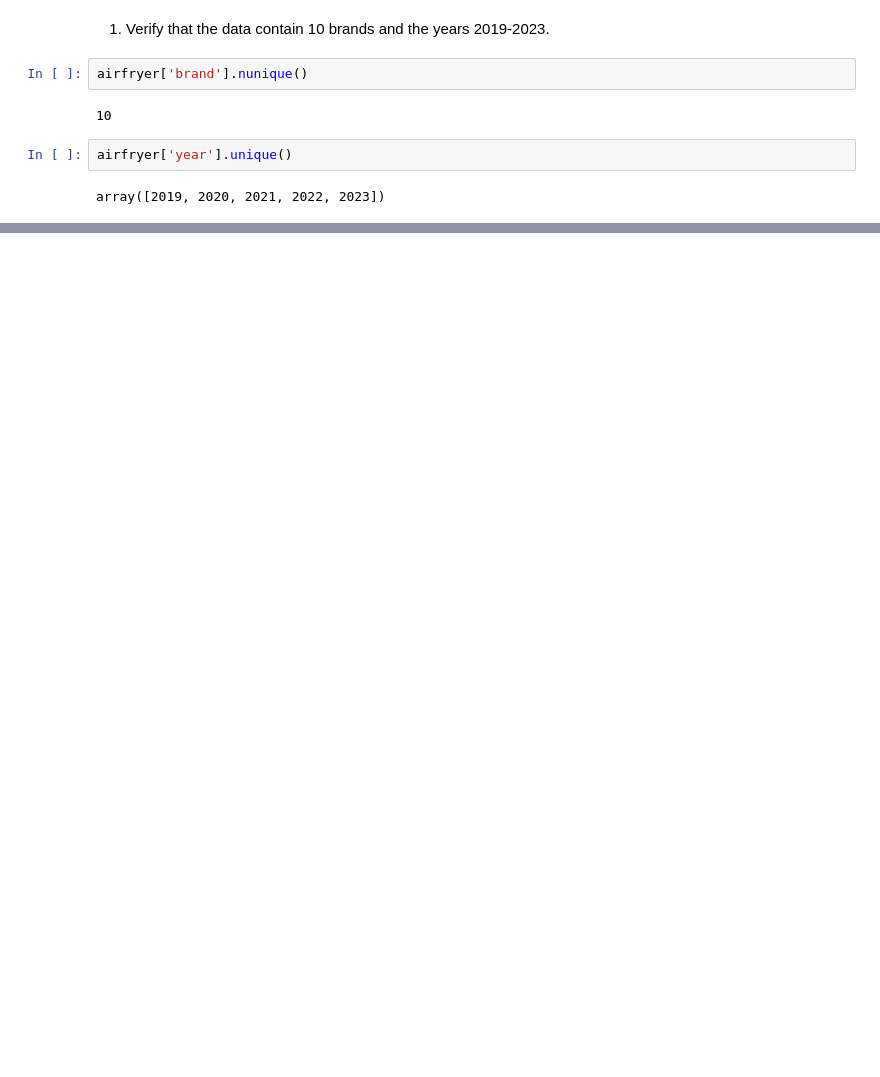
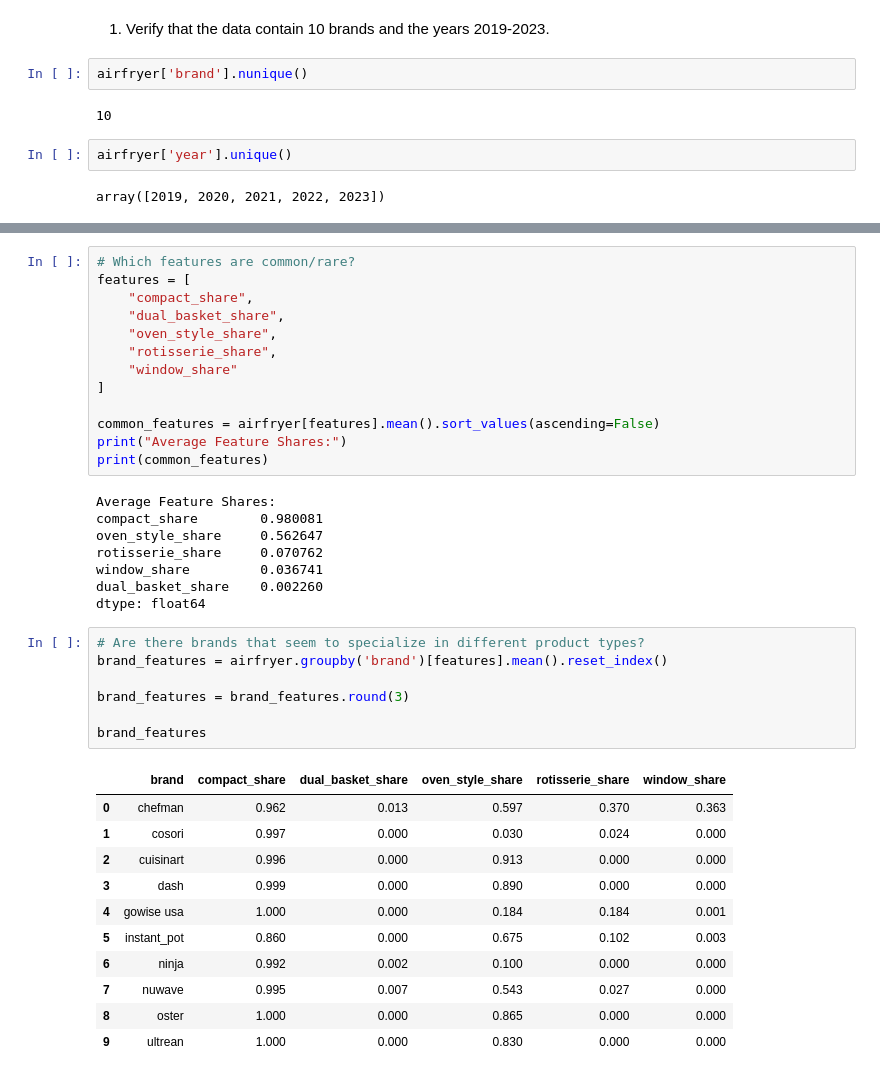
Before and after one commit to nathan4luu/DS-3001-Project-2, a Jupyter notebook: deliverables/data-analyst.ipynb, the cells around one changed output, grey strips where cells are left out. Cells and saved outputs as stored; diff of their text form; blank space fills up the shorter version.

```diff
--- a/deliverables/data-analyst.ipynb
+++ b/deliverables/data-analyst.ipynb
@@ -38,2 +99,42 @@ array([2019, 2020, 2021, 2022, 2023])
+# %%
+# Which features are common/rare?
+features = [
+    "compact_share",
+    "dual_basket_share",
+    "oven_style_share",
+    "rotisserie_share",
+    "window_share"
+]
+
+common_features = airfryer[features].mean().sort_values(ascending=False)
+print("Average Feature Shares:")
+print(common_features)
+# %% [output]
+Average Feature Shares:
+compact_share        0.980081
+oven_style_share     0.562647
+rotisserie_share     0.070762
+window_share         0.036741
+dual_basket_share    0.002260
+dtype: float64
+# %%
+# Are there brands that seem to specialize in different product types?
+brand_features = airfryer.groupby('brand')[features].mean().reset_index()
+
+brand_features = brand_features.round(3)
+
+brand_features
+# %% [output]
+|  | brand | compact_share | dual_basket_share | oven_style_share | rotisserie_share | window_share |
+| 0 | chefman | 0.962 | 0.013 | 0.597 | 0.370 | 0.363 |
+| 1 | cosori | 0.997 | 0.000 | 0.030 | 0.024 | 0.000 |
+| 2 | cuisinart | 0.996 | 0.000 | 0.913 | 0.000 | 0.000 |
+| 3 | dash | 0.999 | 0.000 | 0.890 | 0.000 | 0.000 |
+| 4 | gowise usa | 1.000 | 0.000 | 0.184 | 0.184 | 0.001 |
+| 5 | instant_pot | 0.860 | 0.000 | 0.675 | 0.102 | 0.003 |
+| 6 | ninja | 0.992 | 0.002 | 0.100 | 0.000 | 0.000 |
+| 7 | nuwave | 0.995 | 0.007 | 0.543 | 0.027 | 0.000 |
+| 8 | oster | 1.000 | 0.000 | 0.865 | 0.000 | 0.000 |
+| 9 | ultrean | 1.000 | 0.000 | 0.830 | 0.000 | 0.000 |
 # %% [markdown]
 4. Write a short paragraph describing the market. Which brands are expensive? Which brands have large shares? Does the market look stable over time?
```
Also changed, not shown: parts of 7 cells of this notebook.
